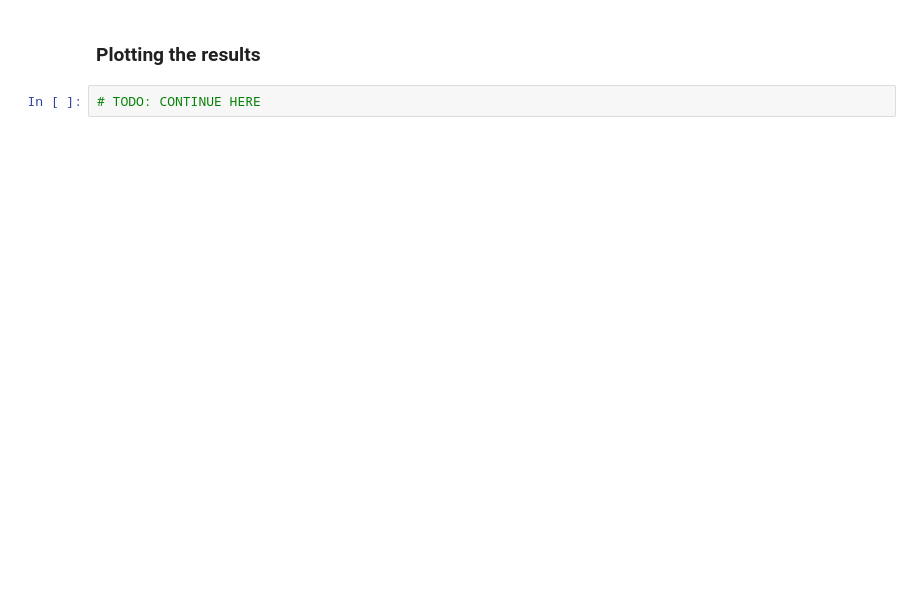
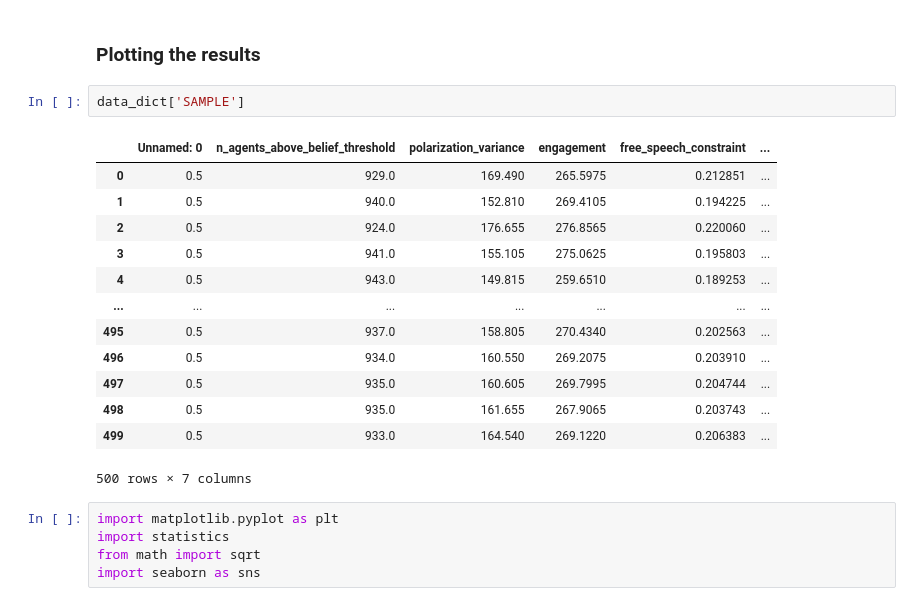
Before and after one commit to felicity-reddel/MisinfoPy, a Jupyter notebook: dmdu/exploration/seed_analysis_bootstrap.ipynb, the cells around one changed output. Saved outputs shown, nothing was run; the diff lists cells and outputs as text; blank space fills up the shorter version.

```diff
--- a/dmdu/exploration/seed_analysis_bootstrap.ipynb
+++ b/dmdu/exploration/seed_analysis_bootstrap.ipynb
@@ -44,4 +43,23 @@ SIT <class 'pandas.core.frame.DataFrame'>
 # %% [markdown]
 ### Plotting the results
-# %%
-# TODO: CONTINUE HERE
+# %%
+data_dict['SAMPLE']
+# %% [output]
+|  | Unnamed: 0 | n_agents_above_belief_threshold | polarization_variance | engagement | free_speech_constraint | ... |
+| 0 | 0.5 | 929.0 | 169.490 | 265.5975 | 0.212851 | ... |
+| 1 | 0.5 | 940.0 | 152.810 | 269.4105 | 0.194225 | ... |
+| 2 | 0.5 | 924.0 | 176.655 | 276.8565 | 0.220060 | ... |
+| 3 | 0.5 | 941.0 | 155.105 | 275.0625 | 0.195803 | ... |
+| 4 | 0.5 | 943.0 | 149.815 | 259.6510 | 0.189253 | ... |
+| ... | ... | ... | ... | ... | ... | ... |
+| 495 | 0.5 | 937.0 | 158.805 | 270.4340 | 0.202563 | ... |
+| 496 | 0.5 | 934.0 | 160.550 | 269.2075 | 0.203910 | ... |
+| 497 | 0.5 | 935.0 | 160.605 | 269.7995 | 0.204744 | ... |
+| 498 | 0.5 | 935.0 | 161.655 | 267.9065 | 0.203743 | ... |
+| 499 | 0.5 | 933.0 | 164.540 | 269.1220 | 0.206383 | ... |
+500 rows × 7 columns
+# %%
+import matplotlib.pyplot as plt
+import statistics
+from math import sqrt
+import seaborn as sns
```
Also changed, not shown: parts of 9 cells of this notebook.
